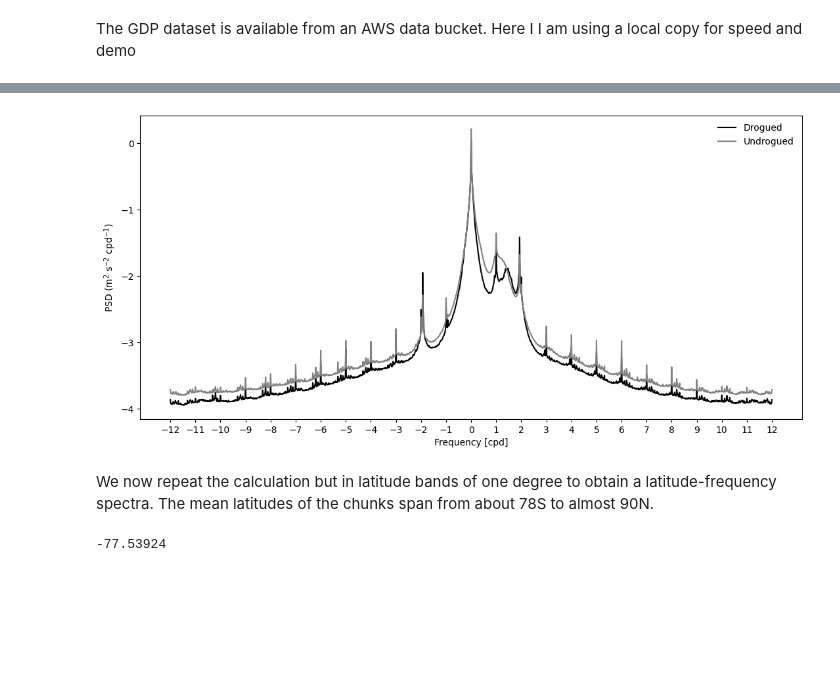
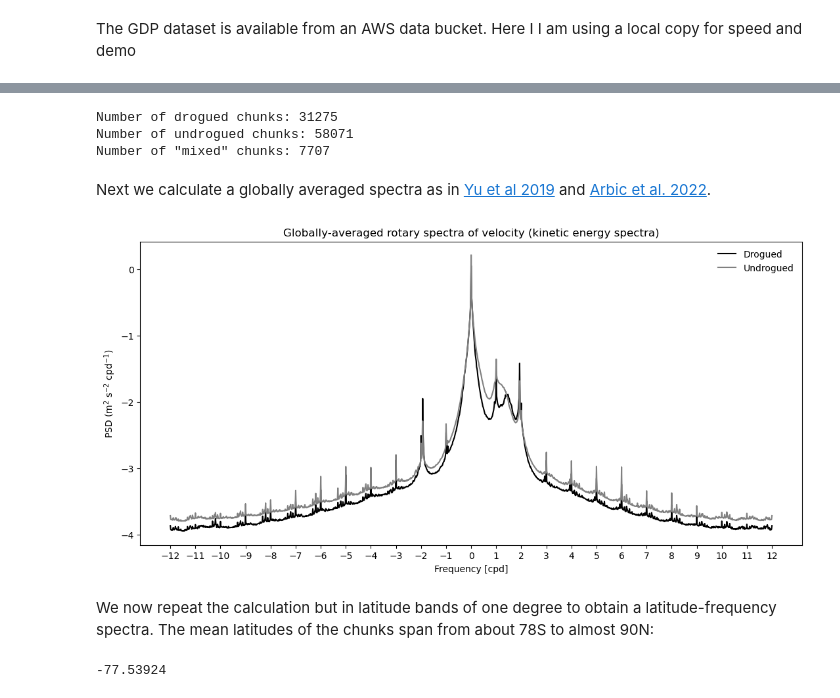
Before and after one commit to selipot/clouddrift-examples, a Jupyter notebook: notebooks/demo-comm-workshop-2023.ipynb, the cells around one changed output, grey strips where cells are left out. Saved outputs shown, nothing was run; the diff lists cells and outputs as text; code cells hidden in the pictures; blank space fills up the shorter version.

```diff
--- a/notebooks/demo-comm-workshop-2023.ipynb
+++ b/notebooks/demo-comm-workshop-2023.ipynb
@@ -258,0 +139,9 @@ display(np.sum(qd),np.sum(qu),len(sds60)-np.sum(qd)-np.sum(qu))
+# %%
+# Define new variables by pruning the ones contained in the original xarray dataset: time, longitude, latitude, latitude, velcoity components (ve, vn), and drogue status
+min_rowsize = 2 # define the minimum length of segment we want to keep
+time,rowsize = prune(ds.time,rowsize,min_rowsize=min_rowsize)
+lon, _ = prune(ds.lon,rowsize,min_rowsize=min_rowsize)
+lat, _ = prune(ds.lat,rowsize,min_rowsize=min_rowsize)
+ve, _ = prune(ds.ve,rowsize,min_rowsize=min_rowsize)
+vn, _  = prune(ds.vn,rowsize,min_rowsize=min_rowsize)
+drogue_status, _ = prune(ds.drogue_status,rowsize,min_rowsize=min_rowsize)
@@ -258,0 +209,7 @@ display(np.sum(qd),np.sum(qu),len(sds60)-np.sum(qd)-np.sum(qu))
+# %%
+N = 60*24 # make 60-day chunks or 60*24 point chunks
+ve60 = apply_ragged(chunk,ve,rowsize,N,overlap=0,align='middle') # east-west velocity chunking
+vn60 = apply_ragged(chunk,vn,rowsize,N,overlap=0,align='middle') # north-south velocity chunking
+lat60 = apply_ragged(chunk,lat,rowsize,N,overlap=0,align='middle') # latitude chunking
+ds60 = apply_ragged(chunk,drogue_status,rowsize,N,overlap=0,align='middle') # drogue status variable chunking
+display(np.shape(lat60))
@@ -258,0 +220,12 @@ display(np.sum(qd),np.sum(qu),len(sds60)-np.sum(qd)-np.sum(qu))
+# %%
+# form the complex-valued velocity variable
+z60 = (ve60+1j*vn60) # in m/s
+# form a normalized boxcar window
+wr = np.ones(z60.shape[1]);
+boxcar_fac = np.square(wr).sum()
+wr = wr/np.sqrt(boxcar_fac)
+# calculate the estimates of spectral densities
+# zfft = np.fft.fft((z-np.mean(z,axis=-1,keepdims=True))*wr,axis=-1) # no mean
+zfft = np.fft.fft(z60*wr,axis=-1) # with mean
+dth = 1/24 # we want to get the frequency unit in cpd
+szz = (np.abs(zfft)**2)*dth
@@ -259,3 +261,17 @@ display(np.sum(qd),np.sum(qu),len(sds60)-np.sum(qd)-np.sum(qu))
+# %%
+# how many undrogued, how many drogued, how many mixed?
+qd = sds60 == N # if N it means all estimates per chunks are drogued
+qu = sds60 == 0
+#display(np.sum(sds60==0),np.sum(sds60==1440),len(sds60)-np.sum(sds60==0)-np.sum(sds60==1440))
+print('Number of drogued chunks: '+str(np.sum(qd)))
+print('Number of undrogued chunks: '+str(np.sum(qu)))
+print('Number of "mixed" chunks: '+str(len(sds60)-np.sum(qd)-np.sum(qu)))
+# %% [output]
+Number of drogued chunks: 31275
+Number of undrogued chunks: 58071
+Number of "mixed" chunks: 7707
+# %% [markdown]
+Next we calculate a globally averaged spectra as in [Yu et al 2019](https://doi.org/10.1029/2019GL083074) and [Arbic et al. 2022](https://doi.org/10.1029/2022JC018551).
 # %%
 # This piece of code compute the globally averaged spectra
 # create the indices for averaging frequencies
@@ -290,21 +306,22 @@ Stmp = szz[qn & qu,:]
 Sac2 = Stmp[:,ind1] # how to do these two operations in one go????? pisses me off
 Sac_u = np.mean(np.concatenate((Sac1,Sac2),axis=0),axis=0)
 # %%
-# create frequency scale
-fa = np.append(np.arange(0,12,1/60),12)
+fa = np.append(np.arange(0,12,1/60),12)# create frequency scale
+# do the plotting
 fig, ax = plt.subplots(nrows=1, ncols=1,figsize=(13, 6))
 ax.plot(-fa,np.log10(Sc_d),scaley=True,color='k',label='Drogued')
 ax.plot(fa,np.log10(Sac_d),scaley=True,color='k')
 ax.plot(-fa,np.log10(Sc_u),scaley=True,color=(0.5,0.5,0.5),label='Undrogued')
 ax.plot(fa,np.log10(Sac_u),scaley=True,color=(0.5,0.5,0.5))
 ax.legend(frameon=False)
 ax.set_ylabel('PSD (m$^2$ s$^{-2}$ cpd$^{-1}$)')
 ax.set_xlabel('Frequency [cpd]');
 ax.set_xticks(np.arange(-12,13));
+ax.set_title('Globally-averaged rotary spectra of velocity (kinetic energy spectra)');
 # %% [output]
-[figure, old version]
+[figure, new version]
 # %% [markdown]
-We now repeat the calculation but in latitude bands of one degree to obtain a latitude-frequency spectra. The mean latitudes of the chunks span from about 78S to almost 90N.
+We now repeat the calculation but in latitude bands of one degree to obtain a latitude-frequency spectra. The mean latitudes of the chunks span from about 78S to almost 90N:
 # %%
 display(np.min(mlat60),np.max(mlat60)) # so from -78 to 89
 latbins = np.arange(-78,91) # define latitude bands
```
Also changed, not shown: parts of 81 cells of this notebook.
